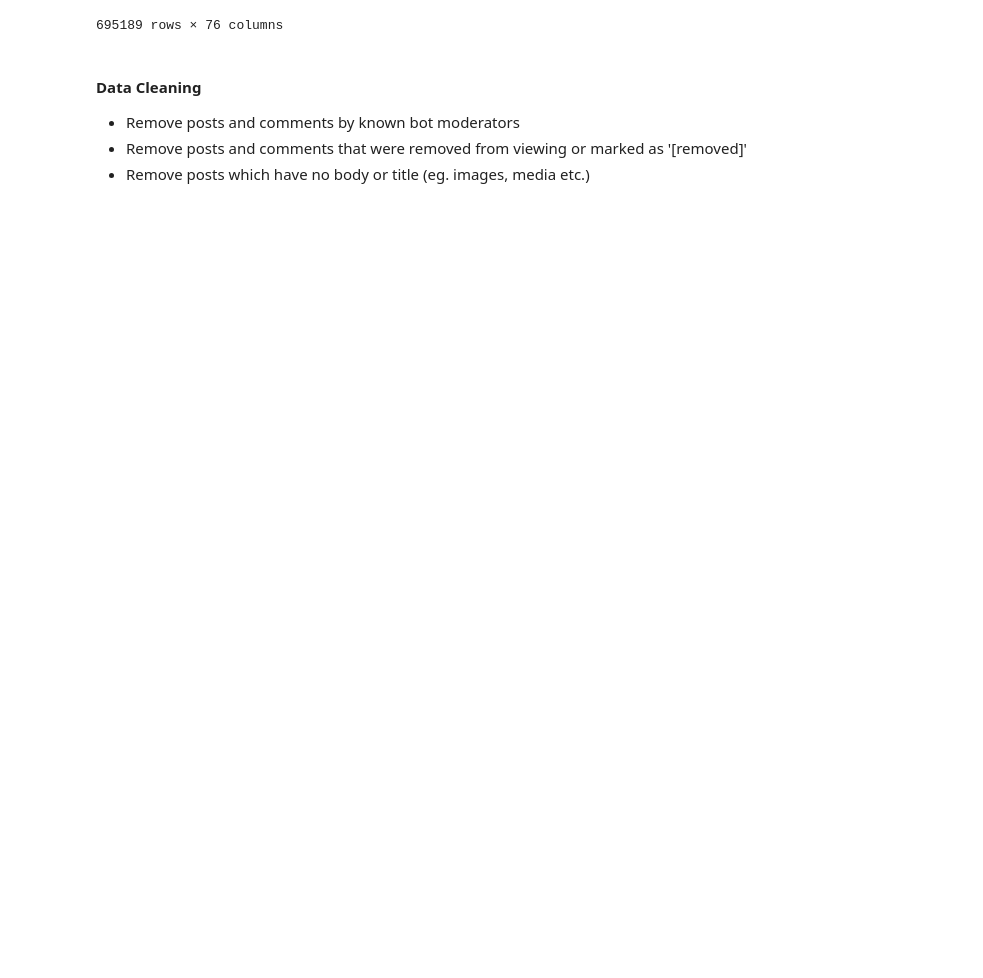
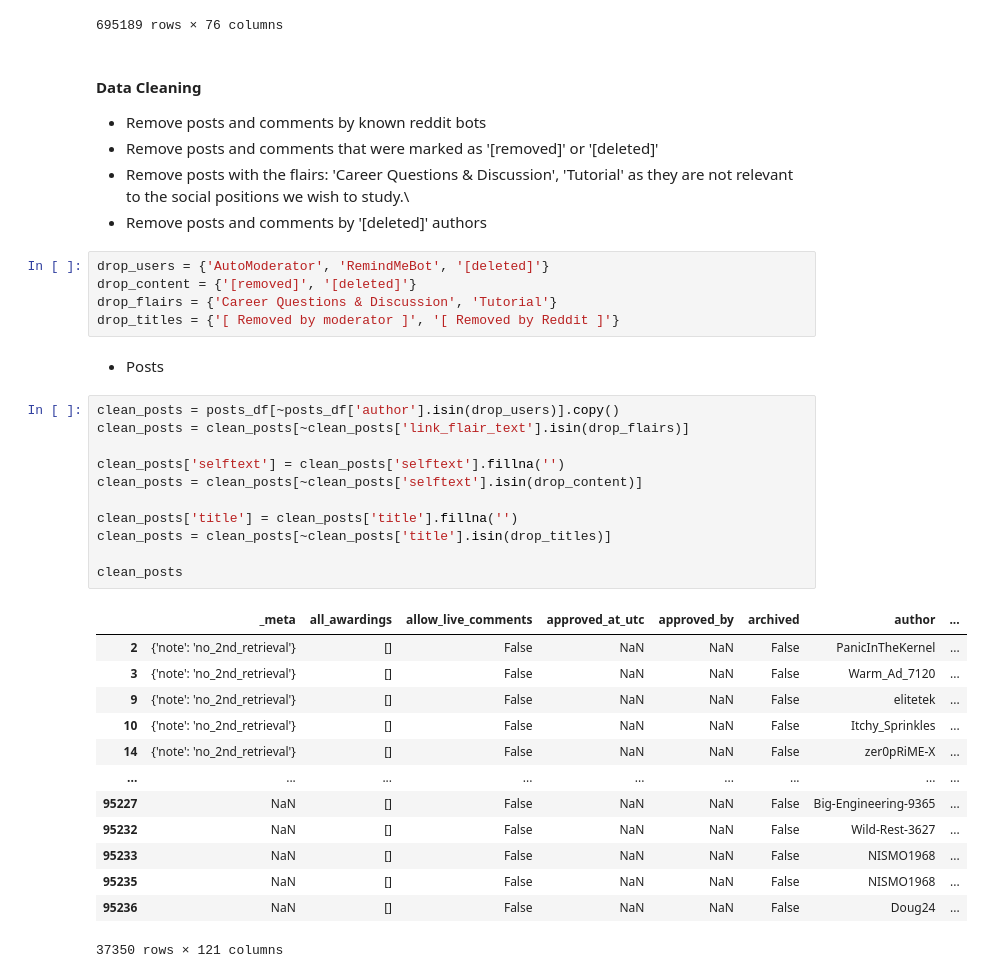
Before and after one commit to Rupository/SecInfo, a Jupyter notebook: AppSetup.ipynb, the cells around one changed output. Cells and saved outputs as stored; diff of their text form; blank space fills up the shorter version.

```diff
--- a/AppSetup.ipynb
+++ b/AppSetup.ipynb
@@ -44,6 +44,39 @@ comments_df
 695189 rows × 76 columns
 # %% [markdown]
 #### Data Cleaning
-- Remove posts and comments by known bot moderators
-- Remove posts and comments that were removed from viewing or marked as '\[removed\]'
-- Remove posts which have no body or title (eg. images, media etc.)
+- Remove posts and comments by known reddit bots
+- Remove posts and comments that were marked as '\[removed\]' or '\[deleted\]'
+- Remove posts with the flairs: 'Career Questions & Discussion', 'Tutorial' as they are not relevant to the social positions we wish to study.\
+- Remove posts and comments by '\[deleted\]' authors
+# %%
+drop_users = {'AutoModerator', 'RemindMeBot', '[deleted]'}
+drop_content = {'[removed]', '[deleted]'}
+drop_flairs = {'Career Questions & Discussion', 'Tutorial'}
+drop_titles = {'[ Removed by moderator ]', '[ Removed by Reddit ]'}
+# %% [markdown]
+- Posts
+# %%
+clean_posts = posts_df[~posts_df['author'].isin(drop_users)].copy()
+clean_posts = clean_posts[~clean_posts['link_flair_text'].isin(drop_flairs)]
+
+clean_posts['selftext'] = clean_posts['selftext'].fillna('')
+clean_posts = clean_posts[~clean_posts['selftext'].isin(drop_content)]
+
+clean_posts['title'] = clean_posts['title'].fillna('')
+clean_posts = clean_posts[~clean_posts['title'].isin(drop_titles)]
+
+clean_posts
+# %% [output]
+|  | _meta | all_awardings | allow_live_comments | approved_at_utc | approved_by | archived | author | ... |
+| 2 | {'note': 'no_2nd_retrieval'} | [] | False | NaN | NaN | False | PanicInTheKernel | ... |
+| 3 | {'note': 'no_2nd_retrieval'} | [] | False | NaN | NaN | False | Warm_Ad_7120 | ... |
+| 9 | {'note': 'no_2nd_retrieval'} | [] | False | NaN | NaN | False | elitetek | ... |
+| 10 | {'note': 'no_2nd_retrieval'} | [] | False | NaN | NaN | False | Itchy_Sprinkles | ... |
+| 14 | {'note': 'no_2nd_retrieval'} | [] | False | NaN | NaN | False | zer0pRiME-X | ... |
+| ... | ... | ... | ... | ... | ... | ... | ... | ... |
+| 95227 | NaN | [] | False | NaN | NaN | False | Big-Engineering-9365 | ... |
+| 95232 | NaN | [] | False | NaN | NaN | False | Wild-Rest-3627 | ... |
+| 95233 | NaN | [] | False | NaN | NaN | False | NISMO1968 | ... |
+| 95235 | NaN | [] | False | NaN | NaN | False | NISMO1968 | ... |
+| 95236 | NaN | [] | False | NaN | NaN | False | Doug24 | ... |
+37350 rows × 121 columns
```
Also changed, not shown: parts of 5 cells of this notebook.
